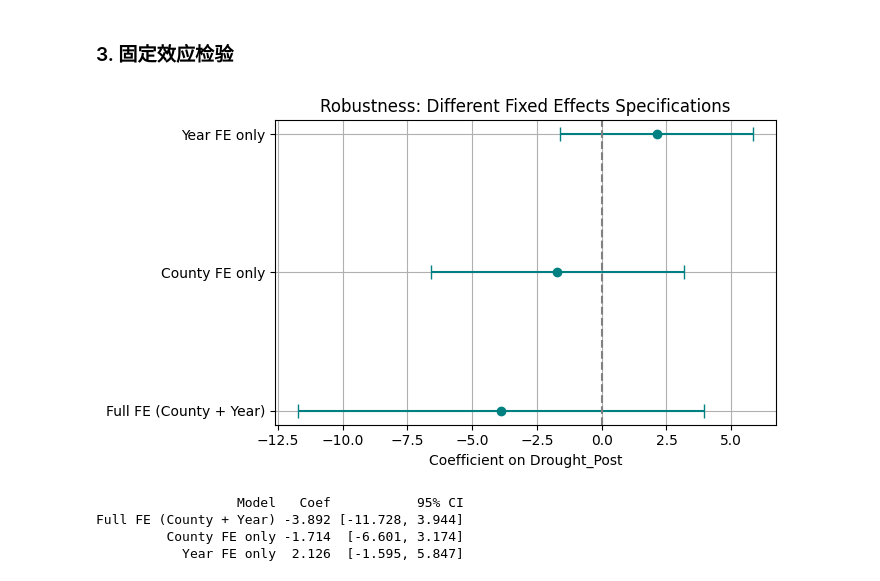
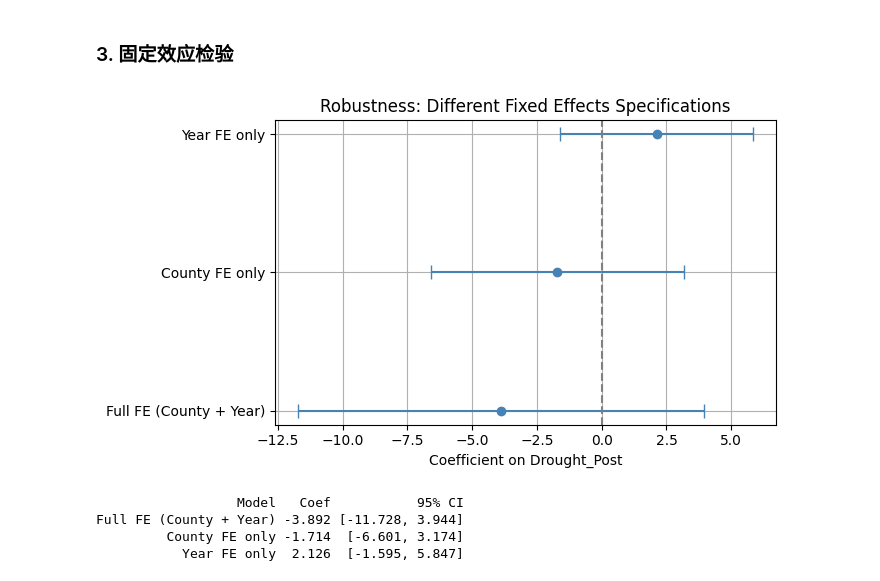
Before and after one commit to ixxiiris/CASA_Dissertation, a Jupyter notebook: DiD/did_event.ipynb, the cells around one changed output. Drawn from its saved outputs; the diff is of its cells as text; code cells hidden in the pictures.

```diff
--- a/DiD/did_event.ipynb
+++ b/DiD/did_event.ipynb
@@ -1327,35 +1388,35 @@ results = []
 
 # Step 3: 拟合并提取每个模型结果
 for label, formula in fe_models.items():
     model = smf.ols(formula, data=df_clean).fit(
         cov_type='cluster',
         cov_kwds={'groups': df_clean['county_id']}
     )
     coef = model.params.get('drought_post', None)
     se = model.bse.get('drought_post', None)
     if coef is not None and se is not None:
         results.append({
             'Model': label,
             'Coef': coef,
             'CI_low': coef - 1.96 * se,
             'CI_high': coef + 1.96 * se
         })
 
 coef_df = pd.DataFrame(results)
 
 # Step 4: 绘制 coefplot
 plt.figure(figsize=(7, 4))
 plt.errorbar(coef_df['Coef'], coef_df['Model'],
              xerr=[coef_df['Coef'] - coef_df['CI_low'], coef_df['CI_high'] - coef_df['Coef']],
-             fmt='o', color='teal', capsize=5)
+             fmt='o', color='steelblue', capsize=5)
 plt.axvline(0, color='gray', linestyle='--')
 plt.xlabel("Coefficient on Drought_Post")
 plt.title("Robustness: Different Fixed Effects Specifications")
 plt.grid(True)
 plt.tight_layout()
 plt.show()
 # %% [output]
-[figure, old version]
+[figure, new version]
 # %%
 # 生成 DataFrame 展示表格
 coef_table = coef_df.copy()
```
Also changed, not shown: parts of 9 cells of this notebook, 1 other file.
